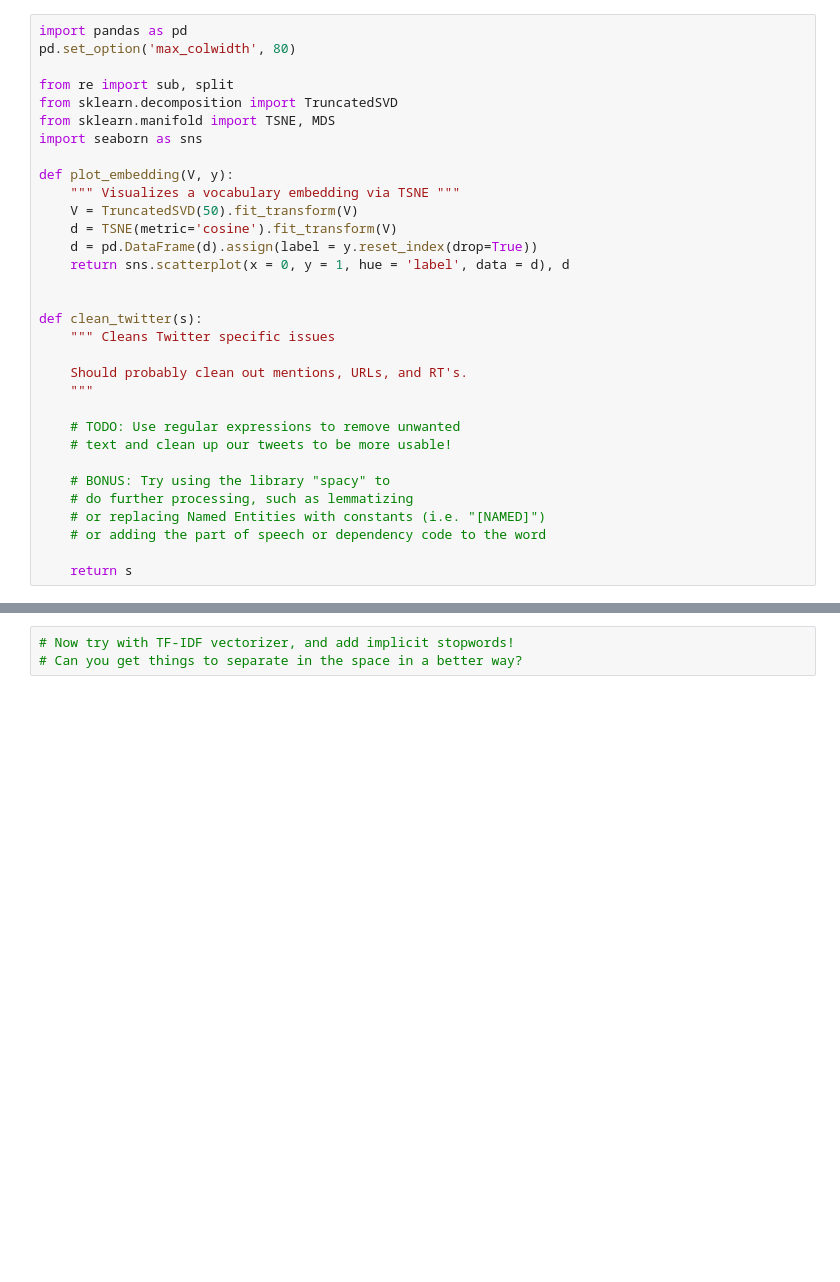
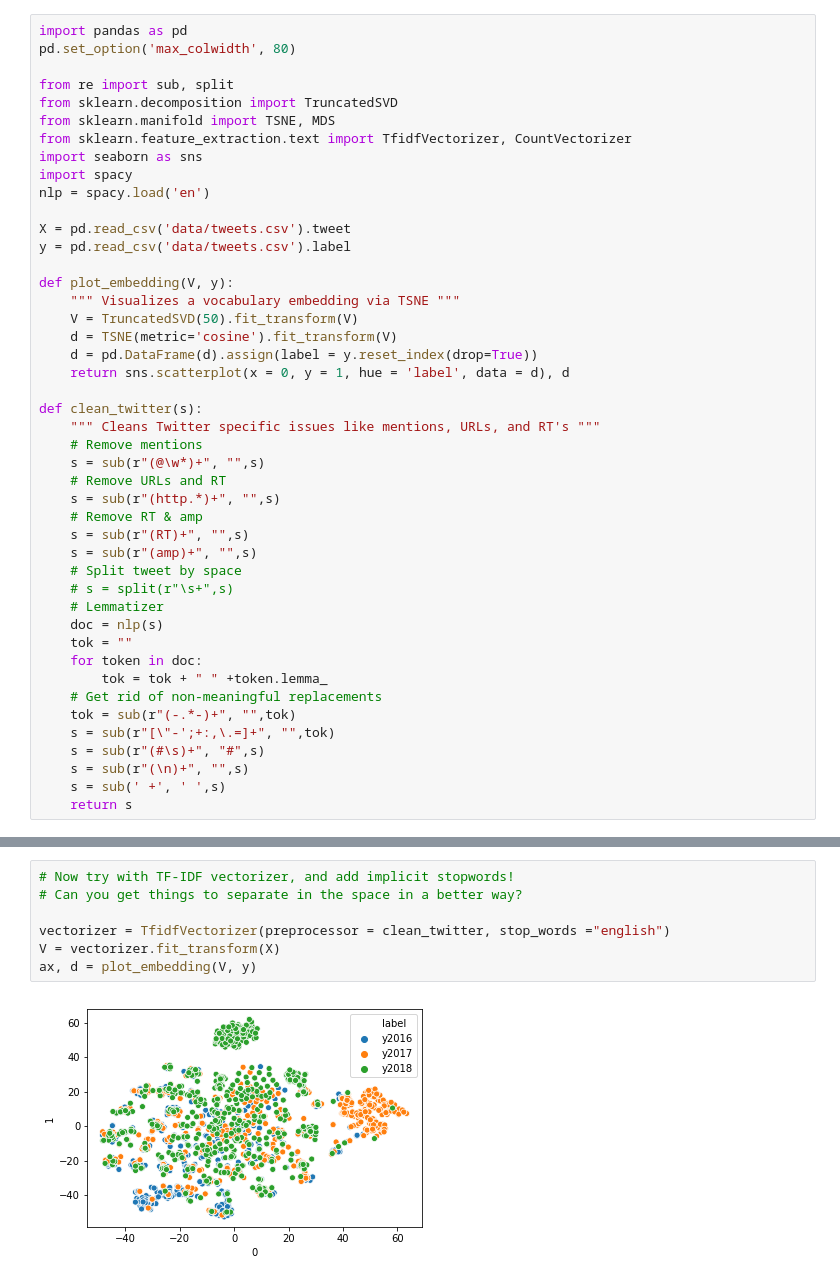
Before and after one commit to nandanrao/text-mining, a Jupyter notebook: exercise-1.ipynb, the cells around one changed output, grey strips where cells are left out. Drawn from its saved outputs; the diff is of its cells as text; blank space fills up the shorter version.

```diff
--- a/exercise-1.ipynb
+++ b/exercise-1.ipynb
@@ -5,7 +5,13 @@ pd.set_option('max_colwidth', 80)
 from re import sub, split
 from sklearn.decomposition import TruncatedSVD
 from sklearn.manifold import TSNE, MDS
+from sklearn.feature_extraction.text import TfidfVectorizer, CountVectorizer
 import seaborn as sns
+import spacy
+nlp = spacy.load('en')
+
+X = pd.read_csv('data/tweets.csv').tweet
+y = pd.read_csv('data/tweets.csv').label
 
 def plot_embedding(V, y):
     """ Visualizes a vocabulary embedding via TSNE """
@@ -14,19 +20,26 @@ def plot_embedding(V, y):
     d = pd.DataFrame(d).assign(label = y.reset_index(drop=True))
     return sns.scatterplot(x = 0, y = 1, hue = 'label', data = d), d
 
-
 def clean_twitter(s):
-    """ Cleans Twitter specific issues
-
-    Should probably clean out mentions, URLs, and RT's.
-    """
-
-    # TODO: Use regular expressions to remove unwanted
-    # text and clean up our tweets to be more usable!
-
-    # BONUS: Try using the library "spacy" to
-    # do further processing, such as lemmatizing
-    # or replacing Named Entities with constants (i.e. "[NAMED]")
-    # or adding the part of speech or dependency code to the word
-
+    """ Cleans Twitter specific issues like mentions, URLs, and RT's """
+    # Remove mentions
+    s = sub(r"(@\w*)+", "",s)
+    # Remove URLs and RT
+    s = sub(r"(http.*)+", "",s)
+    # Remove RT & amp
+    s = sub(r"(RT)+", "",s)
+    s = sub(r"(amp)+", "",s)
+    # Split tweet by space
+    # s = split(r"\s+",s)
+    # Lemmatizer
+    doc = nlp(s)
+    tok = ""
+    for token in doc:
+        tok = tok + " " +token.lemma_
+    # Get rid of non-meaningful replacements
+    tok = sub(r"(-.*-)+", "",tok)
+    s = sub(r"[\"-';+:,\.=]+", "",tok)
+    s = sub(r"(#\s)+", "#",s)
+    s = sub(r"(\n)+", "",s)
+    s = sub(' +', ' ',s)
     return s
@@ -53,3 +83,9 @@ ax, d = plot_embedding(V, y)
 # %%
 # Now try with TF-IDF vectorizer, and add implicit stopwords!
 # Can you get things to separate in the space in a better way?
+
+vectorizer = TfidfVectorizer(preprocessor = clean_twitter, stop_words ="english")
+V = vectorizer.fit_transform(X)
+ax, d = plot_embedding(V, y)
+# %% [output]
+[figure, added]
```
Also changed, not shown: parts of 5 cells of this notebook.
